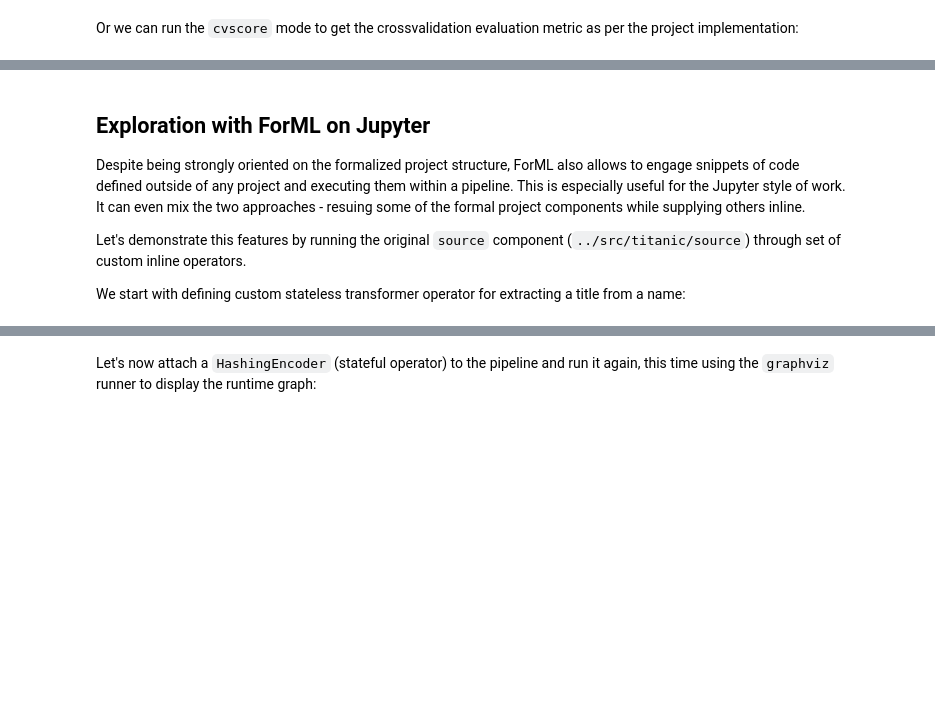
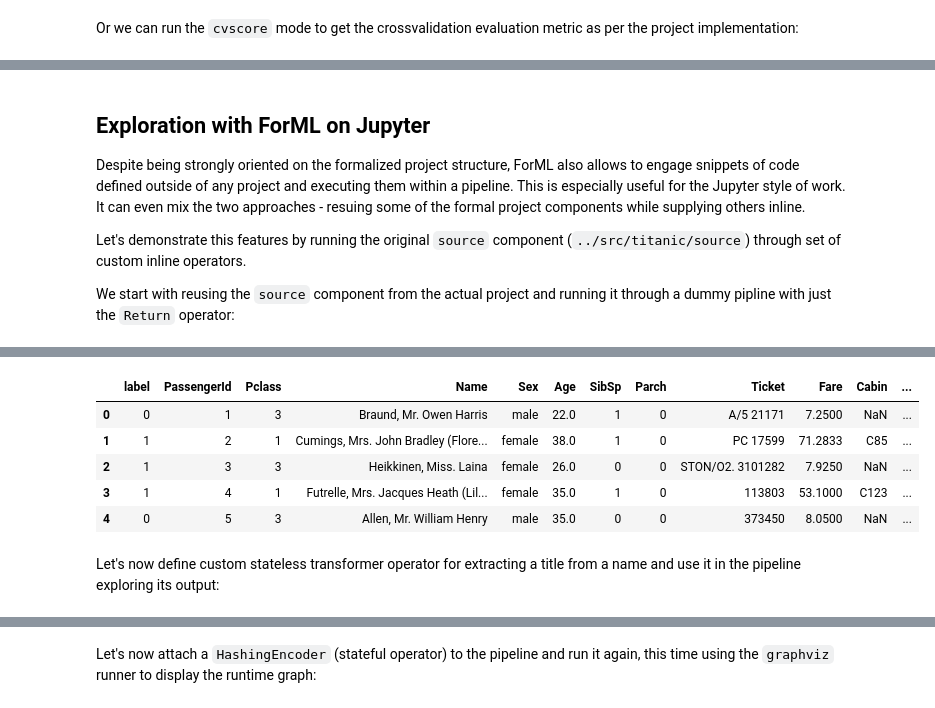
Before and after one commit to formlio/forml, a Jupyter notebook: examples/project/titanic/notebooks/tutorial.ipynb, the cells around one changed output, grey strips where cells are left out. Saved outputs shown, nothing was run; the diff lists cells and outputs as text; code cells hidden in the pictures; blank space fills up the shorter version.

Commit message:
Merged PR 609: improved debug operators

```diff
--- a/examples/project/titanic/notebooks/tutorial.ipynb
+++ b/examples/project/titanic/notebooks/tutorial.ipynb
@@ -60,4 +60,9 @@ Despite being strongly oriented on the formalized project structure, ForML also
 
 Let's demonstrate this features by running the original `source` component (`../src/titanic/source`) through set of custom inline operators.
 
-We start with defining custom stateless transformer operator for extracting a title from a name:
+We start with reusing the `source` component from the actual project and running it through a dummy pipline with just the `Return` operator:
+# %%
+SOURCE = PROJECT.descriptor.source
+PIPELINE = debug.Return()
+SOURCE.bind(PIPELINE).launcher.train().head()
+# %% [output]
@@ -64,3 +74,11 @@ We start with defining custom stateless transformer operator for extracting a ti
+|  | label | PassengerId | Pclass | Name | Sex | Age | SibSp | Parch | Ticket | Fare | Cabin | ... |
+| 0 | 0 | 1 | 3 | Braund, Mr. Owen Harris | male | 22.0 | 1 | 0 | A/5 21171 | 7.2500 | NaN | ... |
+| 1 | 1 | 2 | 1 | Cumings, Mrs. John Bradley (Flore... | female | 38.0 | 1 | 0 | PC 17599 | 71.2833 | C85 | ... |
+| 2 | 1 | 3 | 3 | Heikkinen, Miss. Laina | female | 26.0 | 0 | 0 | STON/O2. 3101282 | 7.9250 | NaN | ... |
+| 3 | 1 | 4 | 1 | Futrelle, Mrs. Jacques Heath (Lil... | female | 35.0 | 1 | 0 | 113803 | 53.1000 | C123 | ... |
+| 4 | 0 | 5 | 3 | Allen, Mr. William Henry | male | 35.0 | 0 | 0 | 373450 | 8.0500 | NaN | ... |
+# %% [markdown]
+Let's now define custom stateless transformer operator for extracting a title from a name and use it in the pipeline exploring its output:
 # %%
 @simple.Mapper.operator
 @wrapped.Function.actor
```
Also changed, not shown: parts of 10 cells of this notebook, 3 other files.
